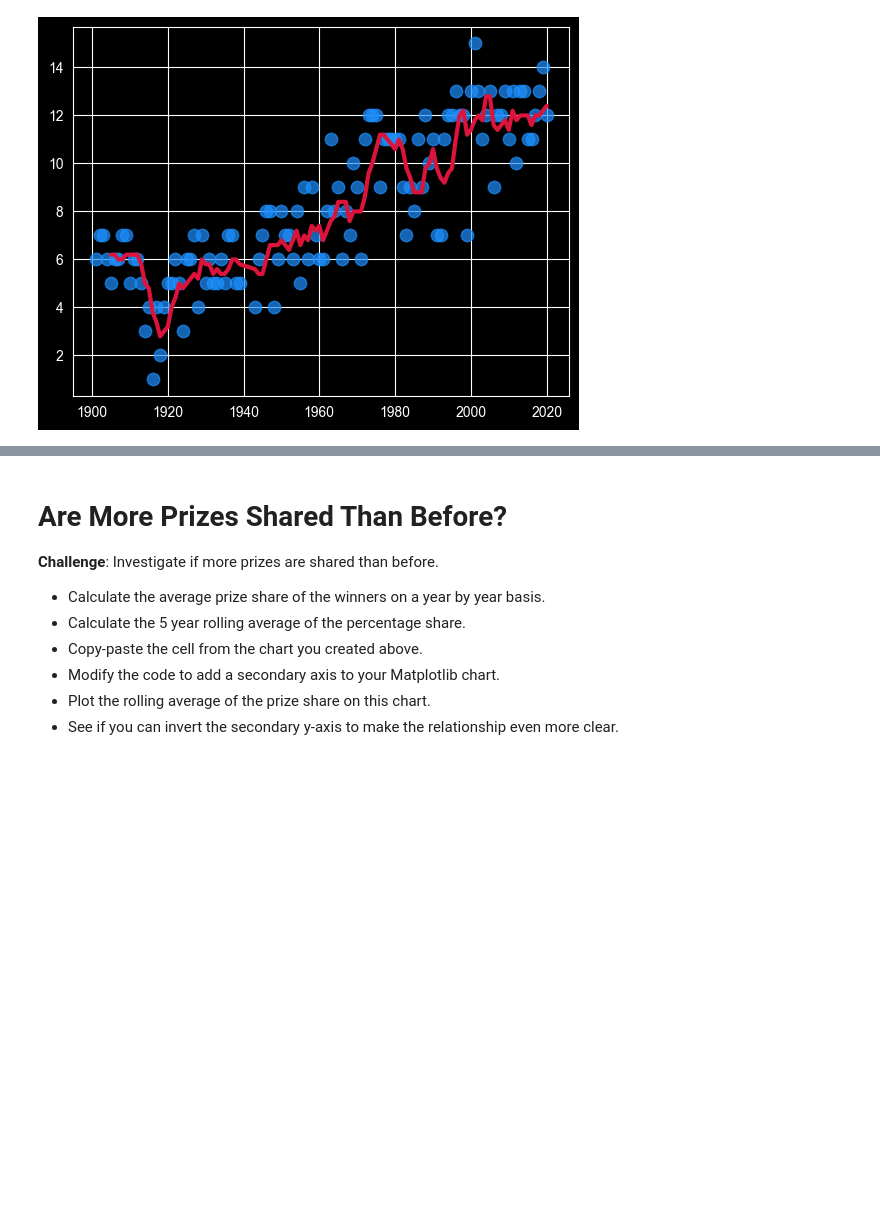
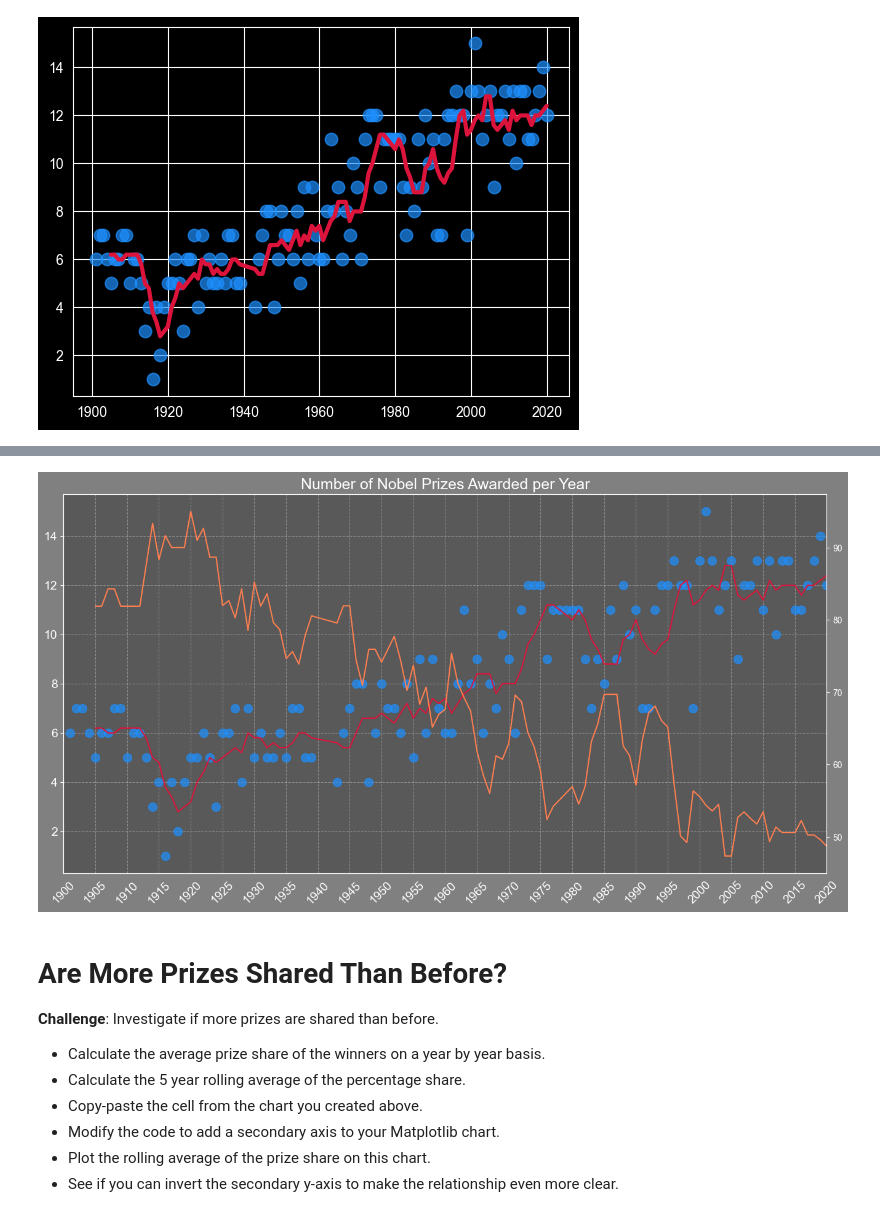
Before and after one commit to marcinszlaz/__100_Days_of_Code_Python_Bootcamp__, a Jupyter notebook: Day_79/Nobel_Prize_Analysis_(start).ipynb, the cells around one changed output, grey strips where cells are left out. Cells and saved outputs as stored; diff of their text form; code cells hidden in the pictures; blank space fills up the shorter version.

```diff
--- a/Day_79/Nobel_Prize_Analysis_(start).ipynb
+++ b/Day_79/Nobel_Prize_Analysis_(start).ipynb
@@ -630,0 +702,46 @@ plt.show()
+# %%
+prize_per_year = df_data.groupby(by='year').count().prize
+moving_average = prize_per_year.rolling(window=5).mean()
+prize_sharing = (df_data.groupby(by='year')['share_pct'].
+                 mean().rolling(window=5).mean())
+
+plt.figure(figsize=(16,8), dpi=100, facecolor='gray')
+plt.grid(visible=True, alpha=0.3, linestyle='--')
+plt.title('Number of Nobel Prizes Awarded per Year', fontsize=18)
+plt.yticks(fontsize=14)
+
+plt.xticks(ticks=pd.date_range(start='1900', end='2020', freq='5YS'),
+           labels=np.arange(1900, 2021, step=5),
+           fontsize=14,
+           rotation=45)
+
+ax = plt.gca() # get current axis
+ax.set_xlim(pd.to_datetime('1900'), pd.to_datetime('2020'))
+ax.set_facecolor(color=(0.35, 0.35, 0.35))
+# ax.grid(visible=True, alpha=0.3, axis='y', linewidth=1, color='red', linestyle='--')
+
+ax.scatter(x=prize_per_year.index,
+           y=prize_per_year.values,
+           c='dodgerblue',
+           alpha=0.7,
+           s=100,
+           label='prize per year scatter')
+
+ax.plot(prize_per_year.index,
+        moving_average.values,
+        c='crimson',
+        linewidth=1.5,
+        label='prize per year plot')
+
+ax2 = ax.twinx()
+ax2.grid(visible=False)
+# ax2.grid(visible=True, alpha=0.3, axis='y', linewidth=1, color='coral', linestyle='--')
+ax2.plot(prize_sharing.index,
+         prize_sharing.values,
+         c='coral',
+         linewidth=1.5,
+         label='prize sharing')
+# ax2.invert_yaxis()
+plt.show()
+# %% [output]
+[figure, added]
```
Also changed, not shown: parts of 13 cells of this notebook, 6 other files.
